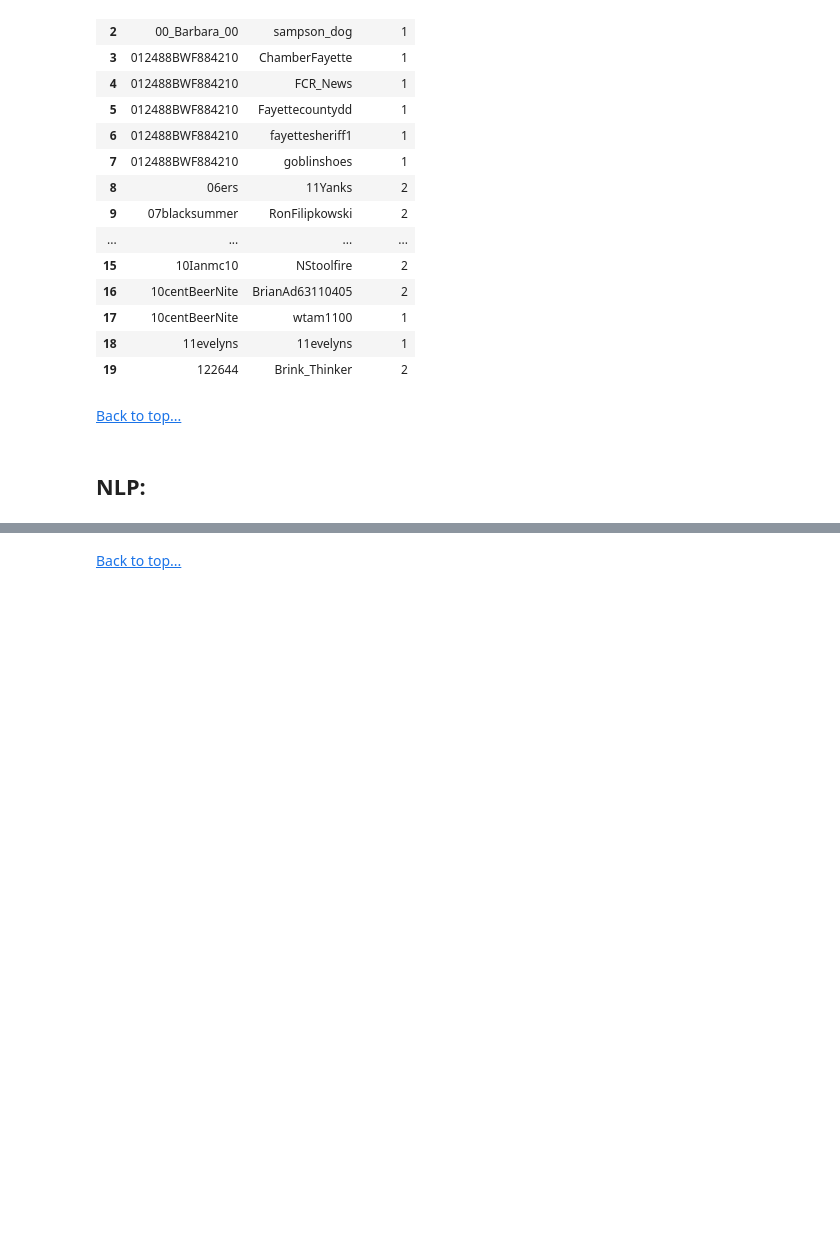
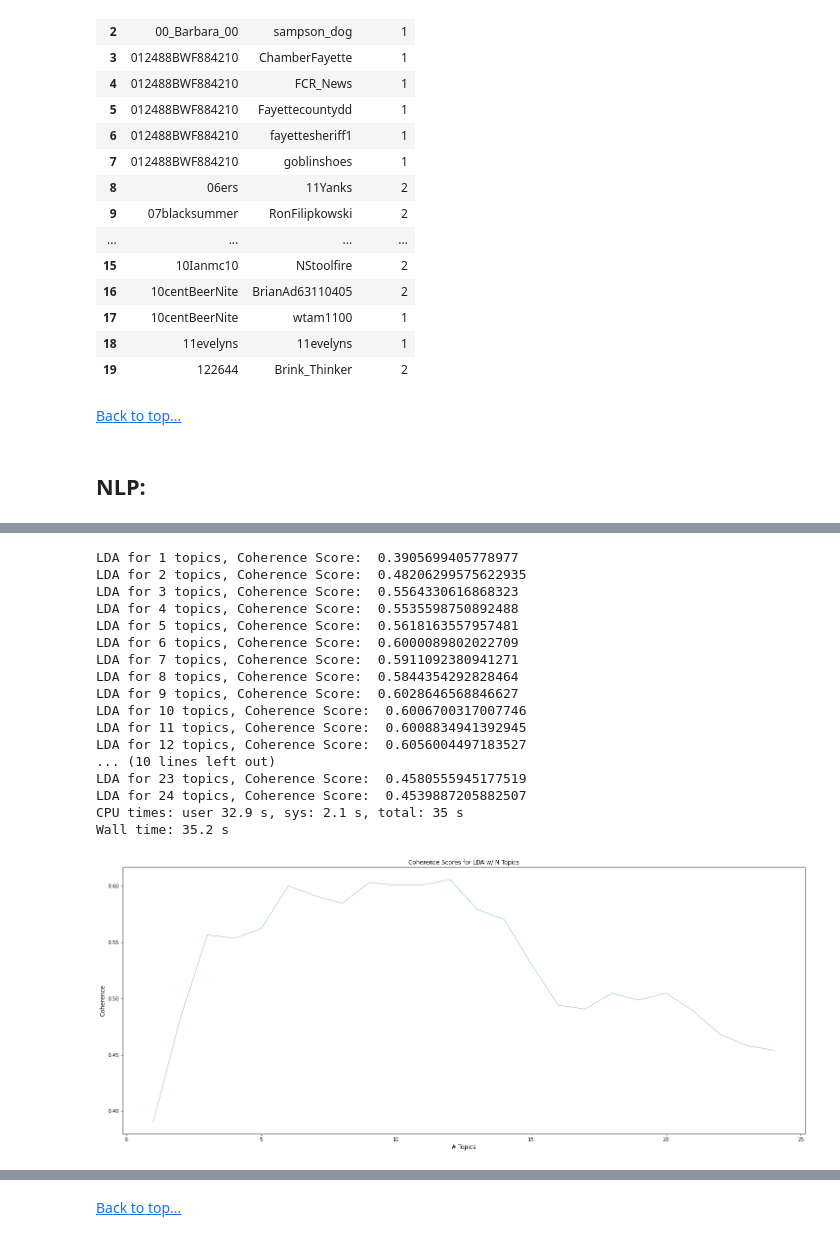
Before and after one commit to datadoctor100/twitter_analysis, a Jupyter notebook: twitter_news.ipynb, the cells around one changed output, grey strips where cells are left out. Saved outputs shown, nothing was run; the diff lists cells and outputs as text; code cells hidden in the pictures; blank space fills up the shorter version.

```diff
--- a/twitter_news.ipynb
+++ b/twitter_news.ipynb
@@ -94,2 +93,2 @@ To adjust logging level use sc.setLogLevel(newLevel). For SparkR, use setLogLeve
 # %%
-df = spark.read.json('/home/dataguy/news.json')
+df = spark.read.json('/home/dataguy/data/news_tweets.json')
@@ -177,5 +173,6 @@ df1.filter(~col('retweetedTweet').isNull()).take(1) #.select('retweetedTweet.use
 # %% [output]
 []
 # %%
-df2 = df1.withColumn('quoted', col('quotedTweet.user.username')).drop('quotedTweet').withColumn('mentions', col('mentionedUsers.username')).withColumn('reply_to', col('inReplyToUser.username')).drop('inReplyToUser', 'mentionedUsers').filter("country == 'United States'").toPandas().drop(['renderedContent', 'id', 'media', 'outlinks', '_type', 'cashtags', 'conversationId', 'inReplyToTweetId', 'source', 'sourceUrl', 'sourceLabel', 'tcooutlinks', 'url', 'country', 'lang', 'retweetedTweet'], axis = 1).set_index(pd.DatetimeIndex(df2['date'])).drop('date', axis = 1)
+df2 = df1.withColumn('quoted', col('quotedTweet.user.username')).drop('quotedTweet').withColumn('mentions', col('mentionedUsers.username')).withColumn('reply_to', col('inReplyToUser.username')).drop('inReplyToUser', 'mentionedUsers').filter("country == 'United States'").toPandas().drop(['renderedContent', 'id', 'media', 'outlinks', '_type', 'cashtags', 'conversationId', 'inReplyToTweetId', 'source', 'sourceUrl', 'sourceLabel', 'tcooutlinks', 'url', 'country', 'lang', 'retweetedTweet'], axis = 1)
+df3 = df2.set_index(pd.DatetimeIndex(df2['date'])).drop('date', axis = 1)
 # %%
@@ -302,0 +308,2 @@ g = nx.from_pandas_edgelist(weights)
+# %%
+df4 = df3[df3['words'].str.len() > 0]
@@ -302,0 +328,57 @@ g = nx.from_pandas_edgelist(weights)
+# %%
+# Create Dictionary
+words = corpora.Dictionary(df4['words'])
+
+# Term Document Frequency
+corpus = [words.doc2bow(text) for text in df4['words']]
+# %%
+%%time
+
+# Iterate to find optimal topics
+scores = []
+
+for n in range(1, 25, 1):
+
+    model = gensim.models.ldamodel.LdaModel(corpus = corpus,
+                                            id2word = words,
+                                            num_topics = n,
+                                            random_state = 100,
+                                            update_every = 1,
+                                            chunksize = 100,
+                                            passes = 10,
+                                            alpha = 'auto',
+                                            per_word_topics = True)
+
+    # Score (low = good)
+    c = CoherenceModel(model = model, texts = df4['words'], dictionary = words, coherence = 'c_v')
+    coherence = c.get_coherence()
+
+    print(f'LDA for {n} topics, Coherence Score: ', coherence)
+
+    scores.append((n, coherence))
+
+fig, ax = plt.subplots(figsize = (25, 10))
+plt.title('Coherence Scores for LDA w/ N Topics', fontsize = 12)
+plt.xlabel('# Topics', fontsize = 12)
+plt.ylabel('Coherence', fontsize = 12)
+plt.plot([i[0] for i in scores], [i[1] for i in scores], lw = .5)
+fig.show();
+# %% [output]
+LDA for 1 topics, Coherence Score:  0.3905699405778977
+LDA for 2 topics, Coherence Score:  0.48206299575622935
+LDA for 3 topics, Coherence Score:  0.5564330616868323
+LDA for 4 topics, Coherence Score:  0.5535598750892488
+LDA for 5 topics, Coherence Score:  0.5618163557957481
+LDA for 6 topics, Coherence Score:  0.6000089802022709
+LDA for 7 topics, Coherence Score:  0.5911092380941271
+LDA for 8 topics, Coherence Score:  0.5844354292828464
+LDA for 9 topics, Coherence Score:  0.6028646568846627
+LDA for 10 topics, Coherence Score:  0.6006700317007746
+LDA for 11 topics, Coherence Score:  0.6008834941392945
+LDA for 12 topics, Coherence Score:  0.6056004497183527
+... (10 lines left out)
+LDA for 23 topics, Coherence Score:  0.4580555945177519
+LDA for 24 topics, Coherence Score:  0.4539887205882507
+CPU times: user 32.9 s, sys: 2.1 s, total: 35 s
+Wall time: 35.2 s
+[figure, added]
```
Also changed, not shown: parts of 42 cells of this notebook.
